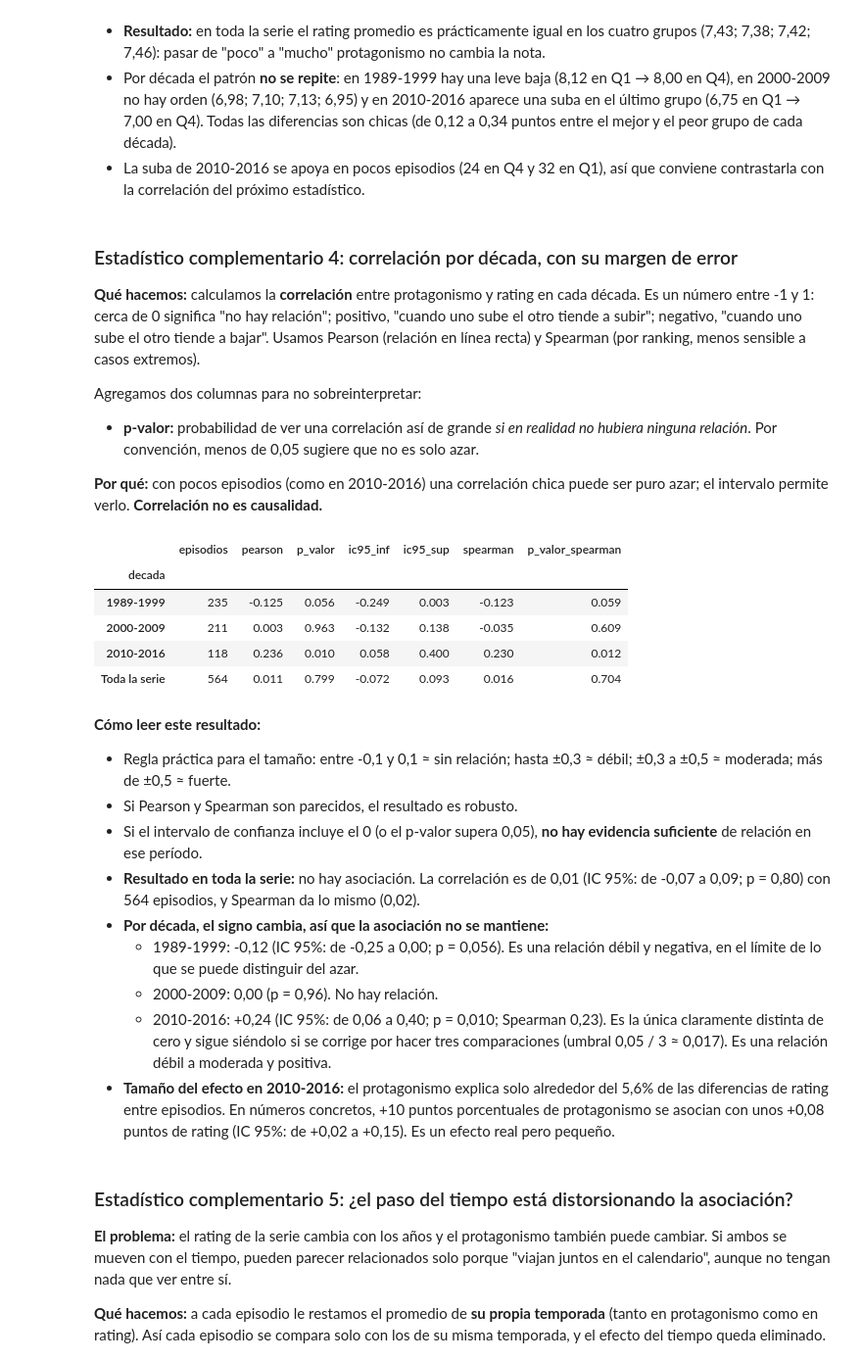
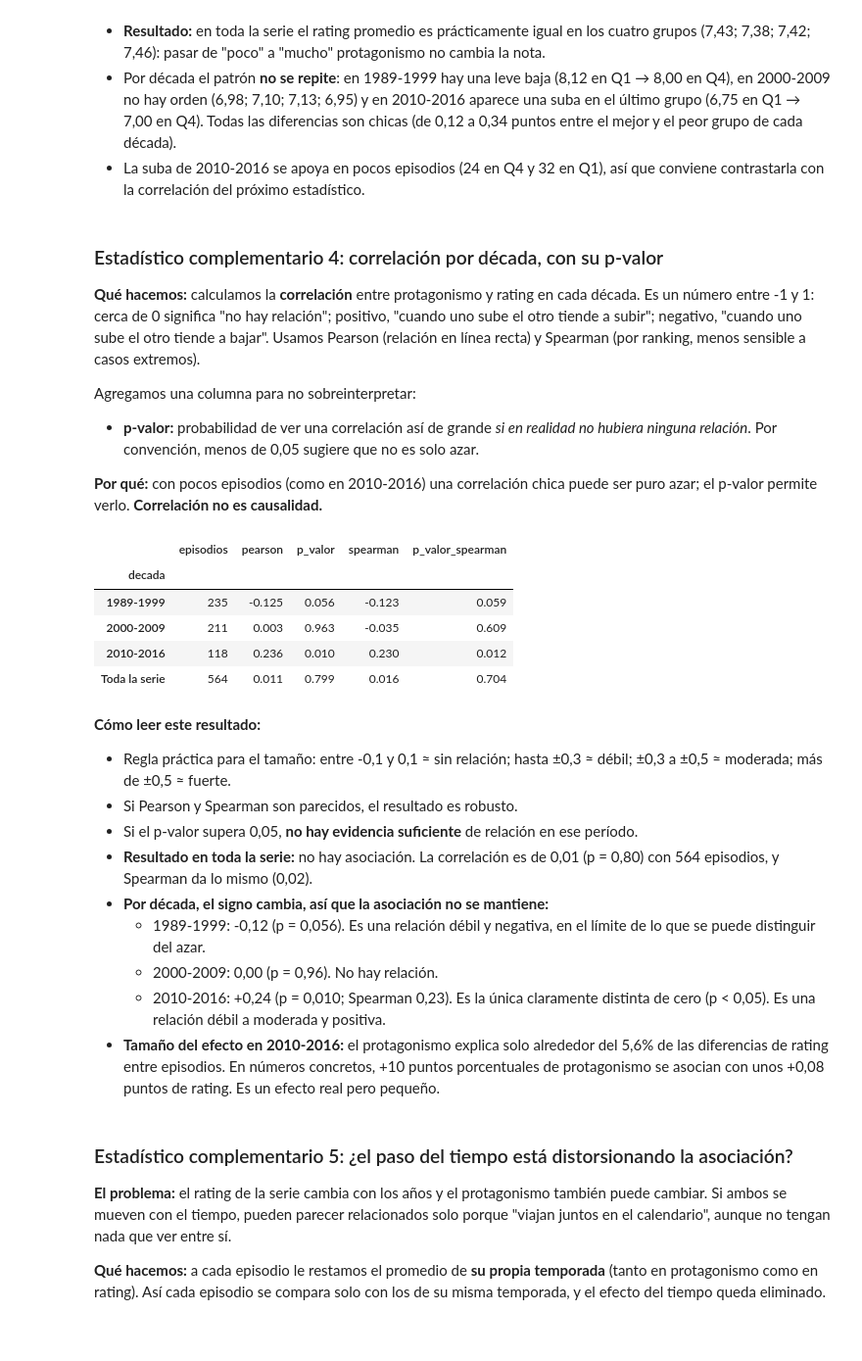
Before and after one commit to enedenao/tp_labo, a Jupyter notebook: notebook.ipynb, the cells around one changed output. Shown at 98% size. Drawn from its saved outputs; the diff is of its cells as text; code cells hidden in the pictures; blank space fills up the shorter version.

```diff
--- a/notebook.ipynb
+++ b/notebook.ipynb
@@ -641,50 +641,46 @@ Cantidad de episodios en cada celda:
 - Por década el patrón **no se repite**: en 1989-1999 hay una leve baja (8,12 en Q1 → 8,00 en Q4), en 2000-2009 no hay orden (6,98; 7,10; 7,13; 6,95) y en 2010-2016 aparece una suba en el último grupo (6,75 en Q1 → 7,00 en Q4). Todas las diferencias son chicas (de 0,12 a 0,34 puntos entre el mejor y el peor grupo de cada década).
 - La suba de 2010-2016 se apoya en pocos episodios (24 en Q4 y 32 en Q1), así que conviene contrastarla con la correlación del próximo estadístico.
 # %% [markdown]
-### Estadístico complementario 4: correlación por década, con su margen de error
+### Estadístico complementario 4: correlación por década, con su p-valor
 
 **Qué hacemos:** calculamos la **correlación** entre protagonismo y rating en cada década. Es un número entre -1 y 1: cerca de 0 significa "no hay relación"; positivo, "cuando uno sube el otro tiende a subir"; negativo, "cuando uno sube el otro tiende a bajar". Usamos Pearson (relación en línea recta) y Spearman (por ranking, menos sensible a casos extremos).
 
-Agregamos dos columnas para no sobreinterpretar:
+Agregamos una columna para no sobreinterpretar:
 - **p-valor:** probabilidad de ver una correlación así de grande *si en realidad no hubiera ninguna relación*. Por convención, menos de 0,05 sugiere que no es solo azar.
 
-
-**Por qué:** con pocos episodios (como en 2010-2016) una correlación chica puede ser puro azar; el intervalo permite verlo. **Correlación no es causalidad.**
+**Por qué:** con pocos episodios (como en 2010-2016) una correlación chica puede ser puro azar; el p-valor permite verlo. **Correlación no es causalidad.**
 # %%
 from scipy import stats
 
 def resumen_corr(df, x="pct_principales", y="imdb_rating"):
     n = len(df)
     r, p = stats.pearsonr(df[x], df[y])
     rho, p_s = stats.spearmanr(df[x], df[y])
-    # Intervalo de confianza 95% para Pearson (transformación de Fisher)
-    z, se = np.arctanh(r), 1 / np.sqrt(n - 3)
     return pd.Series({"episodios": n, "pearson": r, "p_valor": p,
-                      "ic95_inf": np.tanh(z - 1.96 * se), "ic95_sup": np.tanh(z + 1.96 * se),
                       "spearman": rho, "p_valor_spearman": p_s})
 
 corr_decada = base.groupby("decada")[["pct_principales", "imdb_rating"]].apply(resumen_corr).loc[orden_decadas]
 corr_decada.loc["Toda la serie"] = resumen_corr(base)
 corr_decada["episodios"] = corr_decada["episodios"].astype(int)
 display(corr_decada.round(3))
 # %% [output]
-|  | episodios | pearson | p_valor | ic95_inf | ic95_sup | spearman | p_valor_spearman |
-| decada |  |  |  |  |  |  |  |
-| 1989-1999 | 235 | -0.125 | 0.056 | -0.249 | 0.003 | -0.123 | 0.059 |
-| 2000-2009 | 211 | 0.003 | 0.963 | -0.132 | 0.138 | -0.035 | 0.609 |
-| 2010-2016 | 118 | 0.236 | 0.010 | 0.058 | 0.400 | 0.230 | 0.012 |
-| Toda la serie | 564 | 0.011 | 0.799 | -0.072 | 0.093 | 0.016 | 0.704 |
+|  | episodios | pearson | p_valor | spearman | p_valor_spearman |
+| decada |  |  |  |  |  |
+| 1989-1999 | 235 | -0.125 | 0.056 | -0.123 | 0.059 |
+| 2000-2009 | 211 | 0.003 | 0.963 | -0.035 | 0.609 |
+| 2010-2016 | 118 | 0.236 | 0.010 | 0.230 | 0.012 |
+| Toda la serie | 564 | 0.011 | 0.799 | 0.016 | 0.704 |
 # %% [markdown]
 **Cómo leer este resultado:**
 - Regla práctica para el tamaño: entre -0,1 y 0,1 ≈ sin relación; hasta ±0,3 ≈ débil; ±0,3 a ±0,5 ≈ moderada; más de ±0,5 ≈ fuerte.
 - Si Pearson y Spearman son parecidos, el resultado es robusto.
-- Si el intervalo de confianza incluye el 0 (o el p-valor supera 0,05), **no hay evidencia suficiente** de relación en ese período.
-- **Resultado en toda la serie:** no hay asociación. La correlación es de 0,01 (IC 95%: de -0,07 a 0,09; p = 0,80) con 564 episodios, y Spearman da lo mismo (0,02).
+- Si el p-valor supera 0,05, **no hay evidencia suficiente** de relación en ese período.
+- **Resultado en toda la serie:** no hay asociación. La correlación es de 0,01 (p = 0,80) con 564 episodios, y Spearman da lo mismo (0,02).
 - **Por década, el signo cambia, así que la asociación no se mantiene:**
-  - 1989-1999: -0,12 (IC 95%: de -0,25 a 0,00; p = 0,056). Es una relación débil y negativa, en el límite de lo que se puede distinguir del azar.
+  - 1989-1999: -0,12 (p = 0,056). Es una relación débil y negativa, en el límite de lo que se puede distinguir del azar.
   - 2000-2009: 0,00 (p = 0,96). No hay relación.
-  - 2010-2016: +0,24 (IC 95%: de 0,06 a 0,40; p = 0,010; Spearman 0,23). Es la única claramente distinta de cero y sigue siéndolo si se corrige por hacer tres comparaciones (umbral 0,05 / 3 ≈ 0,017). Es una relación débil a moderada y positiva.
-- **Tamaño del efecto en 2010-2016:** el protagonismo explica solo alrededor del 5,6% de las diferencias de rating entre episodios. En números concretos, +10 puntos porcentuales de protagonismo se asocian con unos +0,08 puntos de rating (IC 95%: de +0,02 a +0,15). Es un efecto real pero pequeño.
+  - 2010-2016: +0,24 (p = 0,010; Spearman 0,23). Es la única claramente distinta de cero (p < 0,05). Es una relación débil a moderada y positiva.
+- **Tamaño del efecto en 2010-2016:** el protagonismo explica solo alrededor del 5,6% de las diferencias de rating entre episodios. En números concretos, +10 puntos porcentuales de protagonismo se asocian con unos +0,08 puntos de rating. Es un efecto real pero pequeño.
 # %% [markdown]
 ### Estadístico complementario 5: ¿el paso del tiempo está distorsionando la asociación?
 
```
Also changed, not shown: parts of 6 cells of this notebook.
